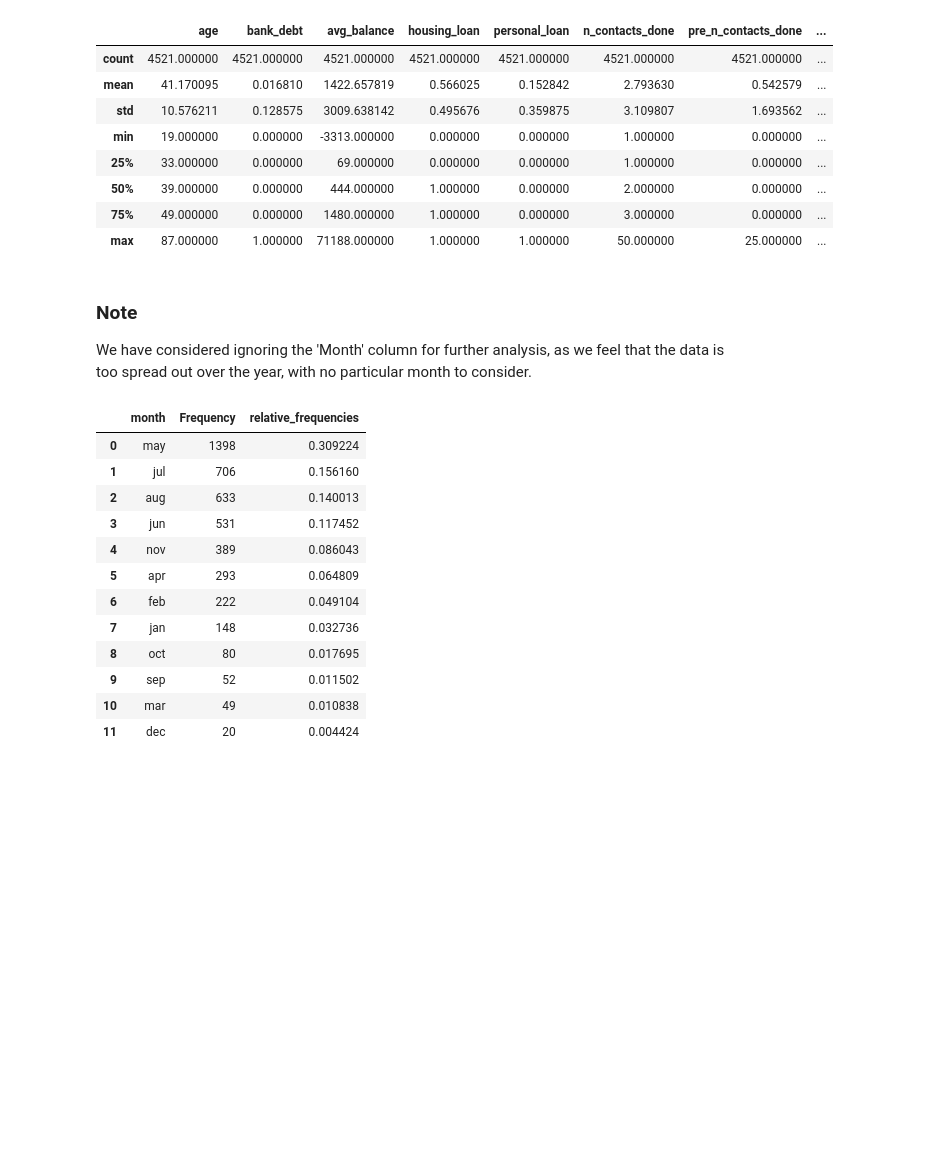
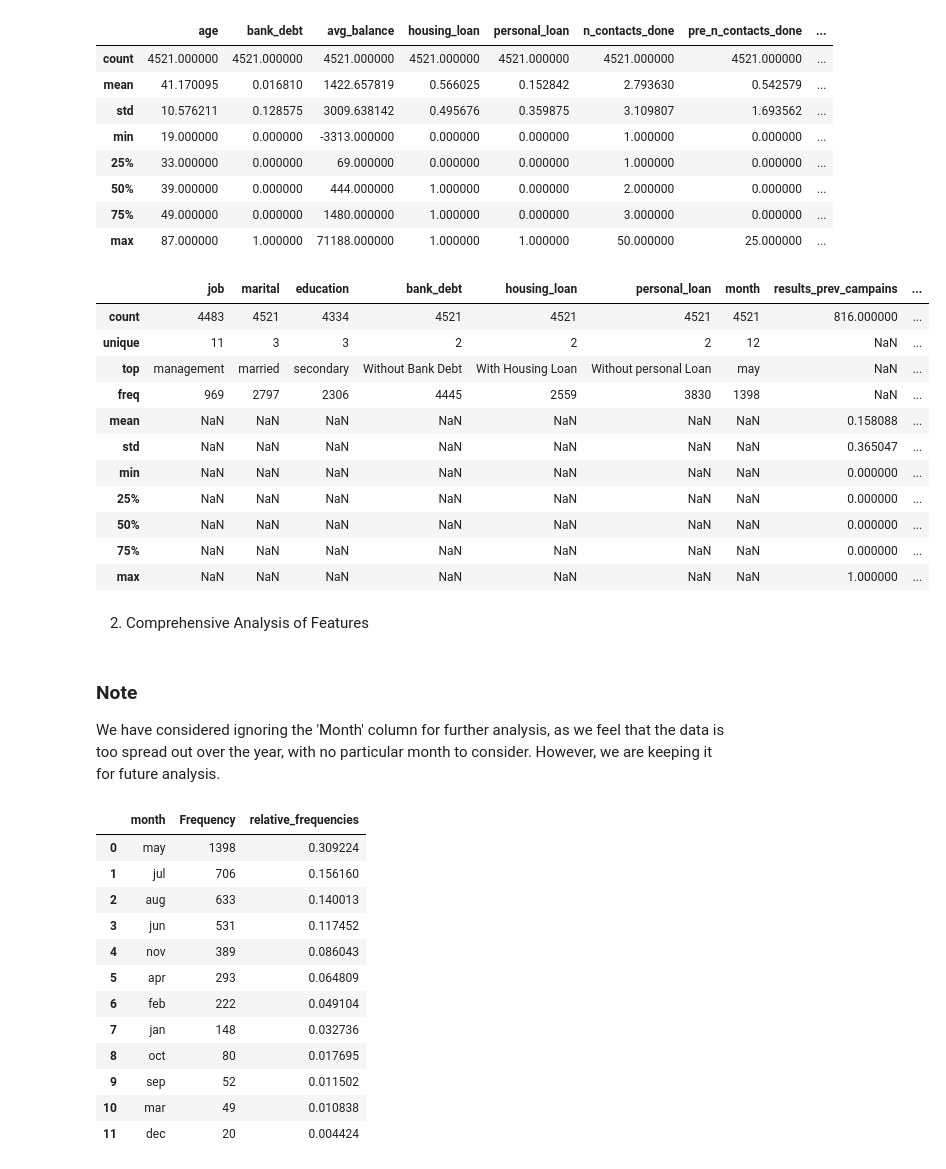
Before and after one commit to EduardoJMatosRomero/StatTechsCA1, a Jupyter notebook: Hdip_Eduardo_Julian_Matos_Romero_2023.ipynb, the cells around one changed output. Cells and saved outputs as stored; diff of their text form; code cells hidden in the pictures; blank space fills up the shorter version.

```diff
--- a/Hdip_Eduardo_Julian_Matos_Romero_2023.ipynb
+++ b/Hdip_Eduardo_Julian_Matos_Romero_2023.ipynb
@@ -376,9 +379,27 @@ df2.describe()
 | 50% | 39.000000 | 0.000000 | 444.000000 | 1.000000 | 0.000000 | 2.000000 | 0.000000 | ... |
 | 75% | 49.000000 | 0.000000 | 1480.000000 | 1.000000 | 0.000000 | 3.000000 | 0.000000 | ... |
 | max | 87.000000 | 1.000000 | 71188.000000 | 1.000000 | 1.000000 | 50.000000 | 25.000000 | ... |
+# %%
+df2.describe(exclude='int64')
+# %% [output]
+|  | job | marital | education | bank_debt | housing_loan | personal_loan | month | results_prev_campains | ... |
+| count | 4483 | 4521 | 4334 | 4521 | 4521 | 4521 | 4521 | 816.000000 | ... |
+| unique | 11 | 3 | 3 | 2 | 2 | 2 | 12 | NaN | ... |
+| top | management | married | secondary | Without Bank Debt | With Housing Loan | Without personal Loan | may | NaN | ... |
+| freq | 969 | 2797 | 2306 | 4445 | 2559 | 3830 | 1398 | NaN | ... |
+| mean | NaN | NaN | NaN | NaN | NaN | NaN | NaN | 0.158088 | ... |
+| std | NaN | NaN | NaN | NaN | NaN | NaN | NaN | 0.365047 | ... |
+| min | NaN | NaN | NaN | NaN | NaN | NaN | NaN | 0.000000 | ... |
+| 25% | NaN | NaN | NaN | NaN | NaN | NaN | NaN | 0.000000 | ... |
+| 50% | NaN | NaN | NaN | NaN | NaN | NaN | NaN | 0.000000 | ... |
+| 75% | NaN | NaN | NaN | NaN | NaN | NaN | NaN | 0.000000 | ... |
+| max | NaN | NaN | NaN | NaN | NaN | NaN | NaN | 1.000000 | ... |
+# %% [markdown]
+2. Comprehensive Analysis of Features
 # %% [markdown]
 ### Note
 We have considered ignoring the 'Month' column for further analysis, as we feel that the data is too spread out over the year, with no particular month to consider.
+However, we are keeping it for future analysis.
 # %%
 value_counts=df2['month'].value_counts()
 relative_frequencies=value_counts/len(df2)
```
Also changed, not shown: parts of 11 cells of this notebook.
